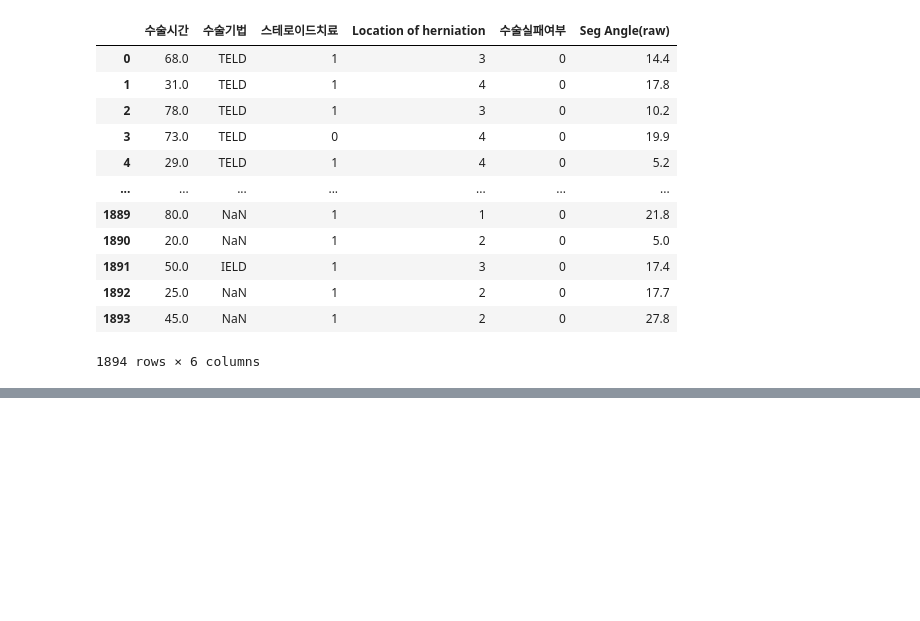
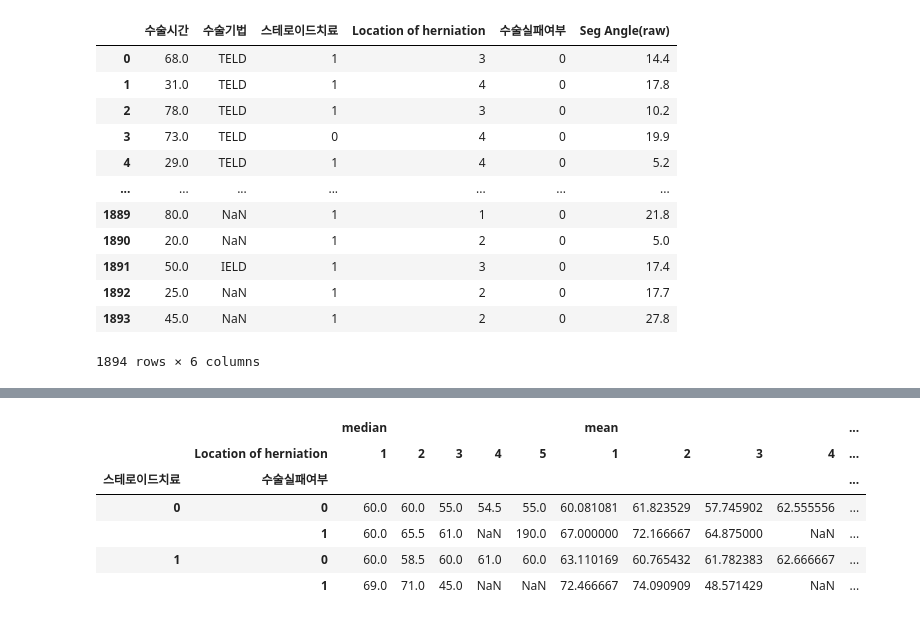
Before and after one commit to SSSanga/study_data_analytics, a Jupyter notebook: codes/DDA/RecurrenceOfSurgery_Doctors_DDA.ipynb, the cells around one changed output, grey strips where cells are left out. Cells and saved outputs as stored; diff of their text form; code cells hidden in the pictures; blank space fills up the shorter version.

```diff
--- a/codes/DDA/RecurrenceOfSurgery_Doctors_DDA.ipynb
+++ b/codes/DDA/RecurrenceOfSurgery_Doctors_DDA.ipynb
@@ -72,0 +82,12 @@ df_ROS_extract.pivot_table(index=['스테로이드치료', '수술실패여부',
+# %%
+# df_ROS_extract.pivot_table(index=['스테로이드치료', '수술실패여부', ], columns =['Location of herniation'], values='수술시간', aggfunc=[np.median])
+# angle -14.5<= x <= 14.5 인 값들에서 수술시간 value로 두고 확인.
+df_ROS_angle.pivot_table(index=['스테로이드치료', '수술실패여부', ], columns =['Location of herniation'], values='수술시간', aggfunc=[np.median, np.mean, np.std])
+# %% [output]
+|  |  | median |  |  |  |  | mean |  |  |  | ... |
+|  | Location of herniation | 1 | 2 | 3 | 4 | 5 | 1 | 2 | 3 | 4 | ... |
+| 스테로이드치료 | 수술실패여부 |  |  |  |  |  |  |  |  |  | ... |
+| 0 | 0 | 60.0 | 60.0 | 55.0 | 54.5 | 55.0 | 60.081081 | 61.823529 | 57.745902 | 62.555556 | ... |
+|  | 1 | 60.0 | 65.5 | 61.0 | NaN | 190.0 | 67.000000 | 72.166667 | 64.875000 | NaN | ... |
+| 1 | 0 | 60.0 | 58.5 | 60.0 | 61.0 | 60.0 | 63.110169 | 60.765432 | 61.782383 | 62.666667 | ... |
+|  | 1 | 69.0 | 71.0 | 45.0 | NaN | NaN | 72.466667 | 74.090909 | 48.571429 | NaN | ... |
```
Also changed, not shown: parts of 2 cells of this notebook, 2 other files.
